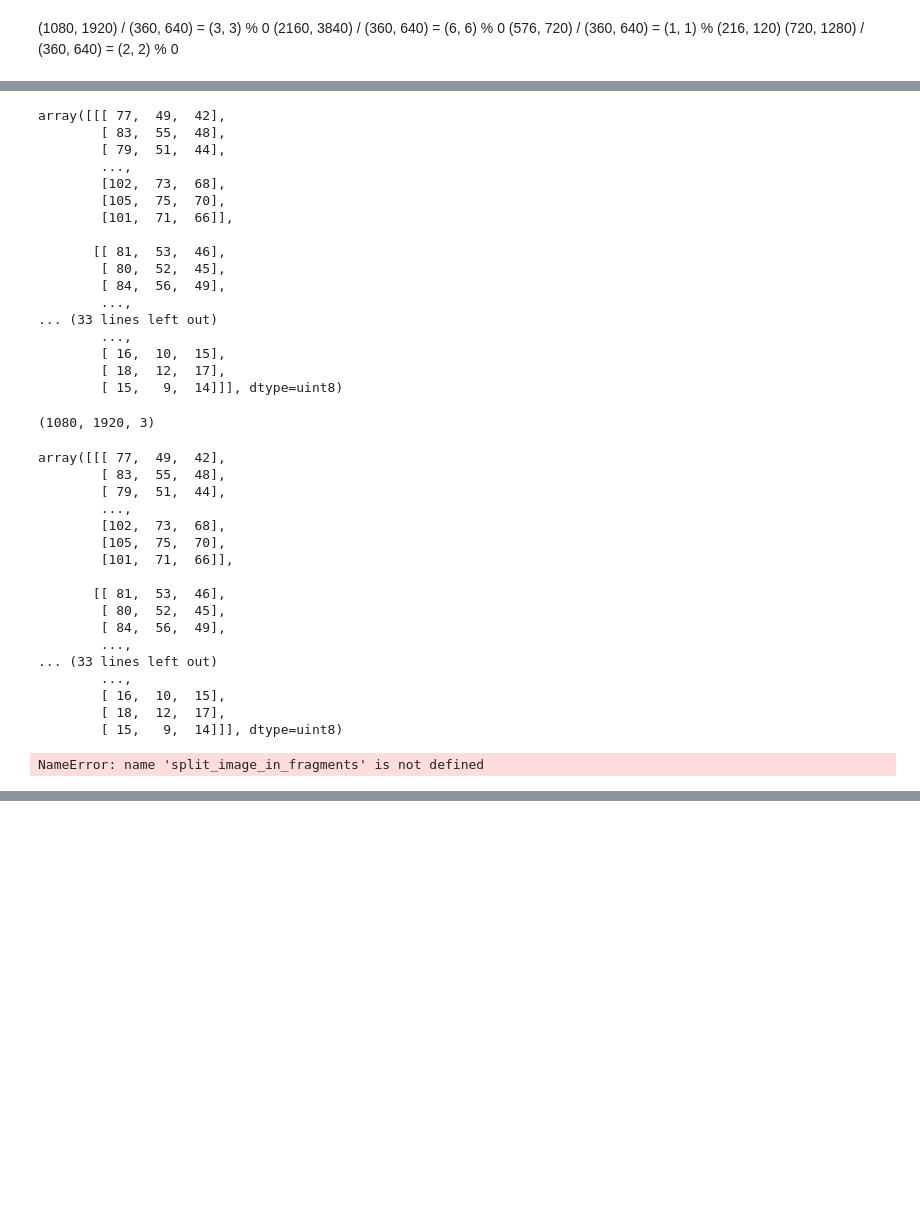
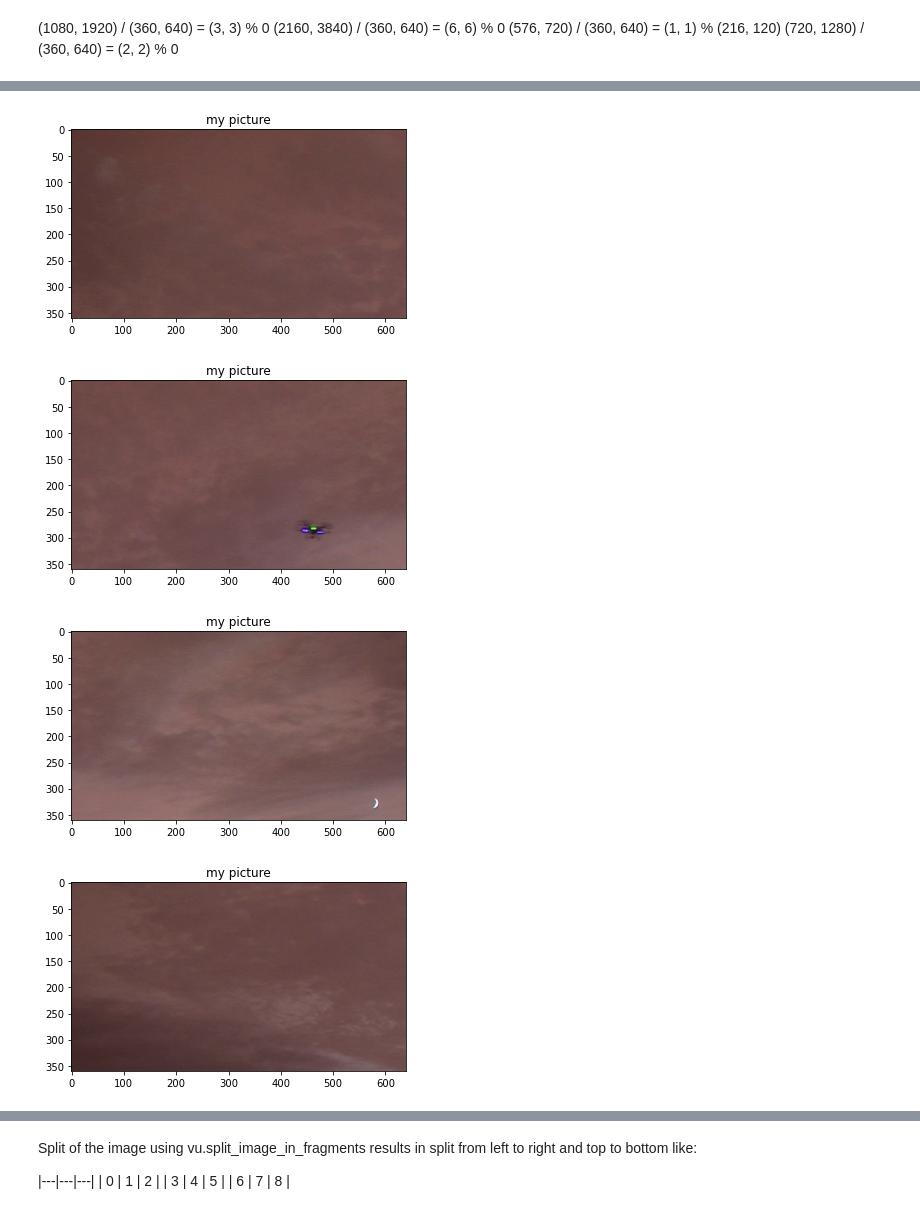
Before and after one commit to 13Dexter31/challenge, a Jupyter notebook: src/DroneVsBird.ipynb, the cells around one changed output, grey strips where cells are left out. Cells and saved outputs as stored; diff of their text form; code cells hidden in the pictures; blank space fills up the shorter version.

```diff
--- a/src/DroneVsBird.ipynb
+++ b/src/DroneVsBird.ipynb
@@ -151,56 +74,11 @@ ModuleNotFoundError: No module named 'PIL'
-# %%
-frames_path = frames_dir + frame_dirs[0] + '/'
-frame_names = os.listdir(frames_path)
-
-# for frame_name in frame_names:
-_img = cv2.imread(frames_path + frame_names[0])
-_img
-# %% [output]
-array([[[ 77,  49,  42],
-        [ 83,  55,  48],
-        [ 79,  51,  44],
-        ...,
-        [102,  73,  68],
-        [105,  75,  70],
-        [101,  71,  66]],
-
-       [[ 81,  53,  46],
-        [ 80,  52,  45],
-        [ 84,  56,  49],
-        ...,
-... (33 lines left out)
-        ...,
-        [ 16,  10,  15],
-        [ 18,  12,  17],
-        [ 15,   9,  14]]], dtype=uint8)
-# %%
-_img.shape
-# %% [output]
-(1080, 1920, 3)
-# %%
-np.lib.stride_tricks.as_strided(_img, shape=(1080, 1920, 3), strides=(2, 4, 1))
-# %% [output]
-array([[[ 77,  49,  42],
-        [ 83,  55,  48],
-        [ 79,  51,  44],
-        ...,
-        [102,  73,  68],
-        [105,  75,  70],
-        [101,  71,  66]],
-
-       [[ 81,  53,  46],
-        [ 80,  52,  45],
-        [ 84,  56,  49],
-        ...,
-... (33 lines left out)
-        ...,
-        [ 16,  10,  15],
-        [ 18,  12,  17],
-        [ 15,   9,  14]]], dtype=uint8)
-# %%
-width, height = 360, 640
-frames_dir + frame_dirs[0]
-
-split_image_in_fragments(width, height)
-# %% [output]
-NameError: name 'split_image_in_fragments' is not defined
+# %%
+frag_h = 360
+frag_w = 640
+# %%
+for frag in vu.split_image_in_fragments(cv2.imread('datasets/frames/00_01_52_to_00_01_58/100.jpg'), frag_h, frag_w):
+    vu.show_image(frag)
+# %% [output]
+[figure, added]
+[figure, added]
+[figure, added]
+[figure, added]
@@ -206,0 +90,8 @@ NameError: name 'split_image_in_fragments' is not defined
+# %% [markdown]
+Split of the image using vu.split_image_in_fragments results in split from left to right and top to bottom like:
+<br>
+
+|---|---|---|
+| 0 | 1 | 2 |
+| 3 | 4 | 5 |
+| 6 | 7 | 8 |
```
Also changed, not shown: parts of 52 cells of this notebook, 1 other file.
